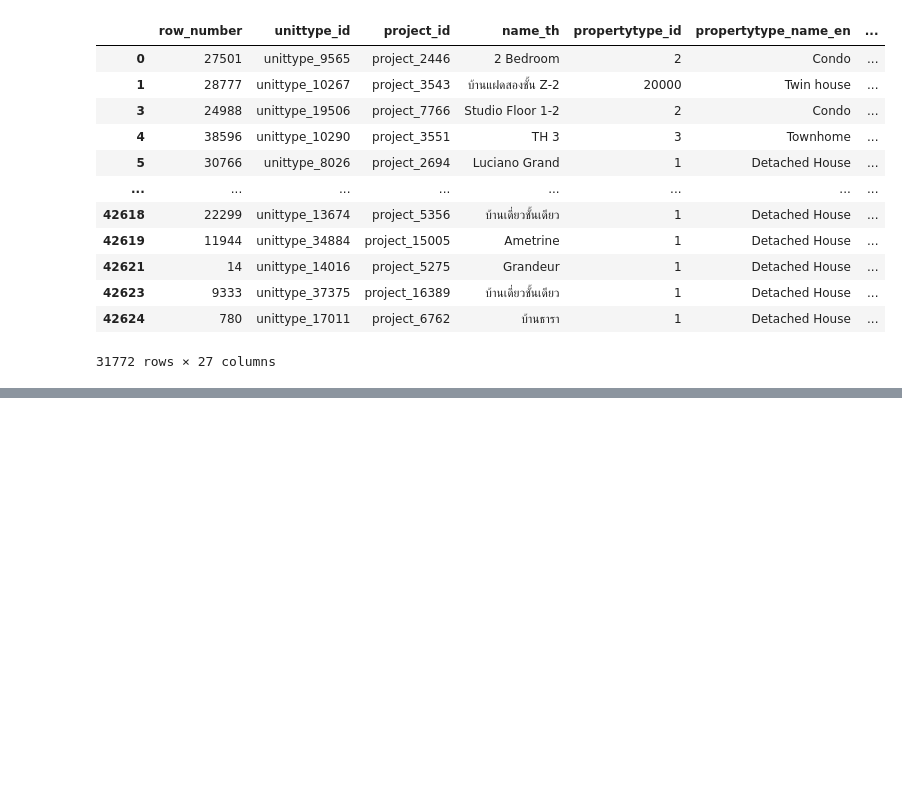
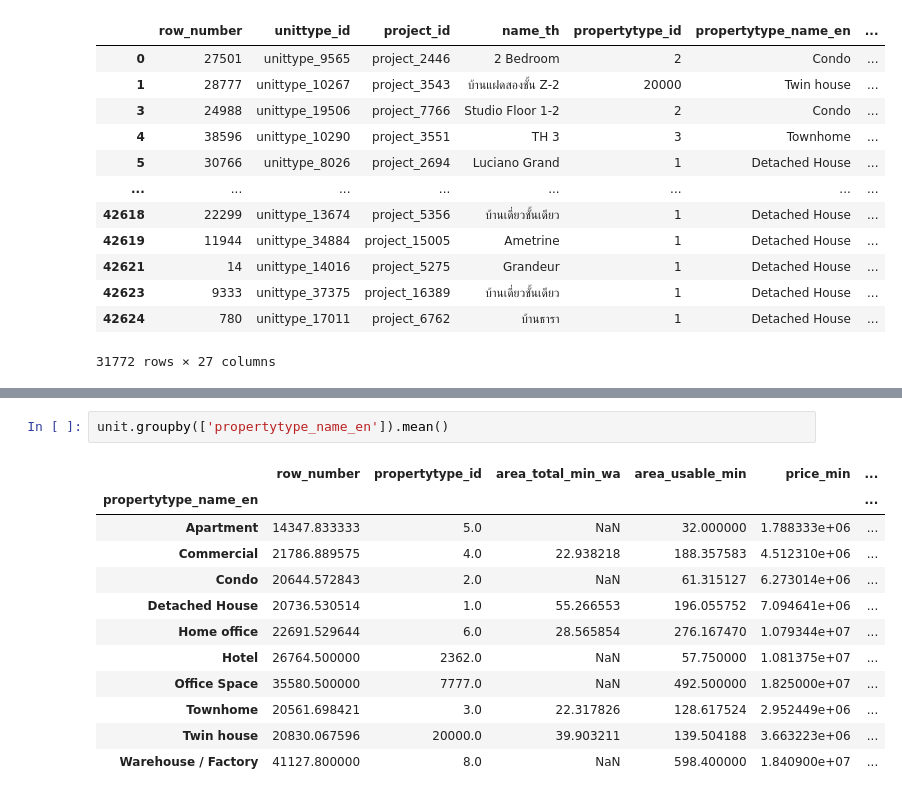
Before and after one commit to supatsara2002/BasicProg_DataViz65, a Jupyter notebook: pandas101.ipynb, the cells around one changed output, grey strips where cells are left out. Saved outputs shown, nothing was run; the diff lists cells and outputs as text; blank space fills up the shorter version.

```diff
--- a/pandas101.ipynb
+++ b/pandas101.ipynb
@@ -303,0 +395,15 @@ unit.fillna(value={'count_room_utility':0,'area_total_min_wa':unit['area_total_m
+# %%
+unit.groupby(['propertytype_name_en']).mean()
+# %% [output]
+|  | row_number | propertytype_id | area_total_min_wa | area_usable_min | price_min | ... |
+| propertytype_name_en |  |  |  |  |  | ... |
+| Apartment | 14347.833333 | 5.0 | NaN | 32.000000 | 1.788333e+06 | ... |
+| Commercial | 21786.889575 | 4.0 | 22.938218 | 188.357583 | 4.512310e+06 | ... |
+| Condo | 20644.572843 | 2.0 | NaN | 61.315127 | 6.273014e+06 | ... |
+| Detached House | 20736.530514 | 1.0 | 55.266553 | 196.055752 | 7.094641e+06 | ... |
+| Home office | 22691.529644 | 6.0 | 28.565854 | 276.167470 | 1.079344e+07 | ... |
+| Hotel | 26764.500000 | 2362.0 | NaN | 57.750000 | 1.081375e+07 | ... |
+| Office Space | 35580.500000 | 7777.0 | NaN | 492.500000 | 1.825000e+07 | ... |
+| Townhome | 20561.698421 | 3.0 | 22.317826 | 128.617524 | 2.952449e+06 | ... |
+| Twin house | 20830.067596 | 20000.0 | 39.903211 | 139.504188 | 3.663223e+06 | ... |
+| Warehouse / Factory | 41127.800000 | 8.0 | NaN | 598.400000 | 1.840900e+07 | ... |
```
Also changed, not shown: parts of 10 cells of this notebook.
